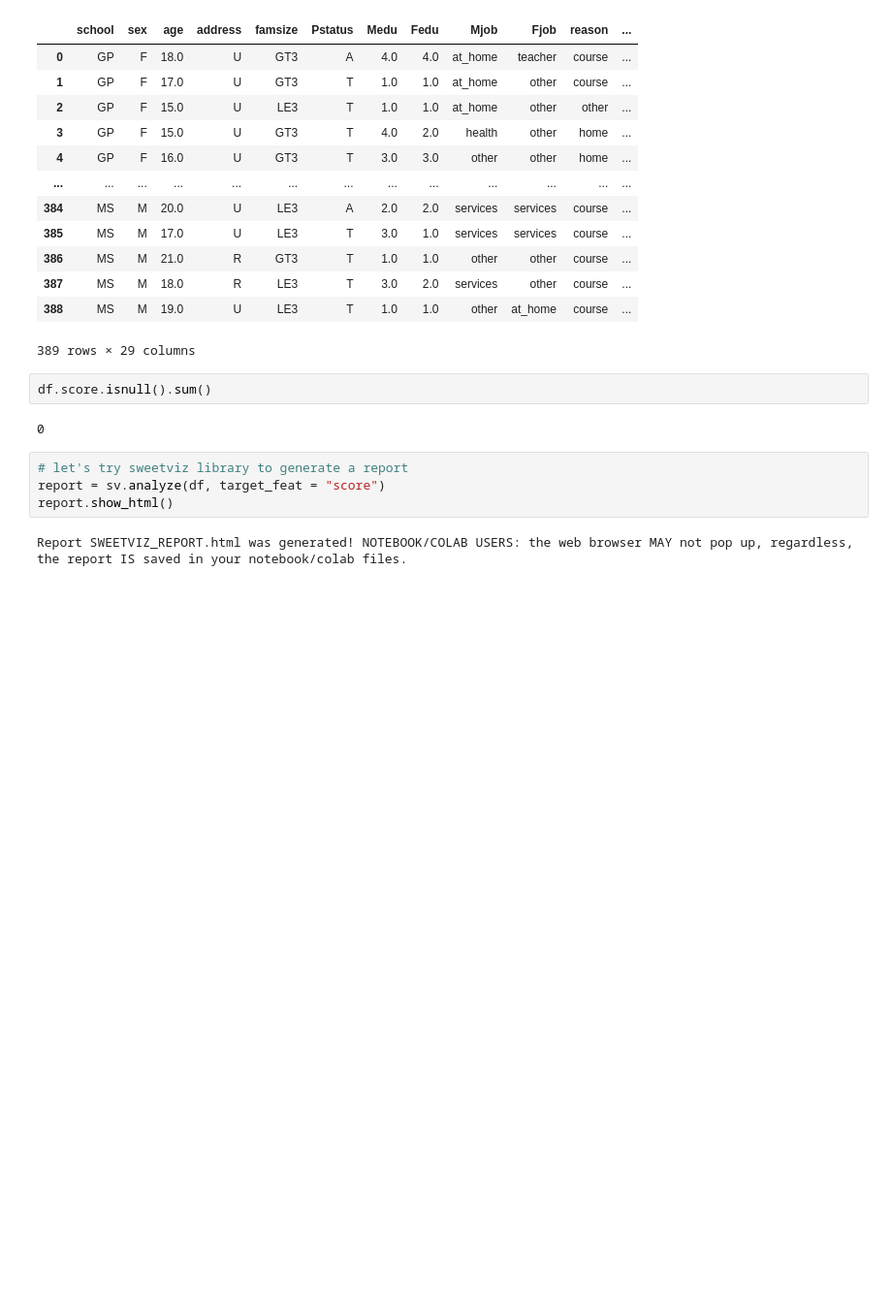
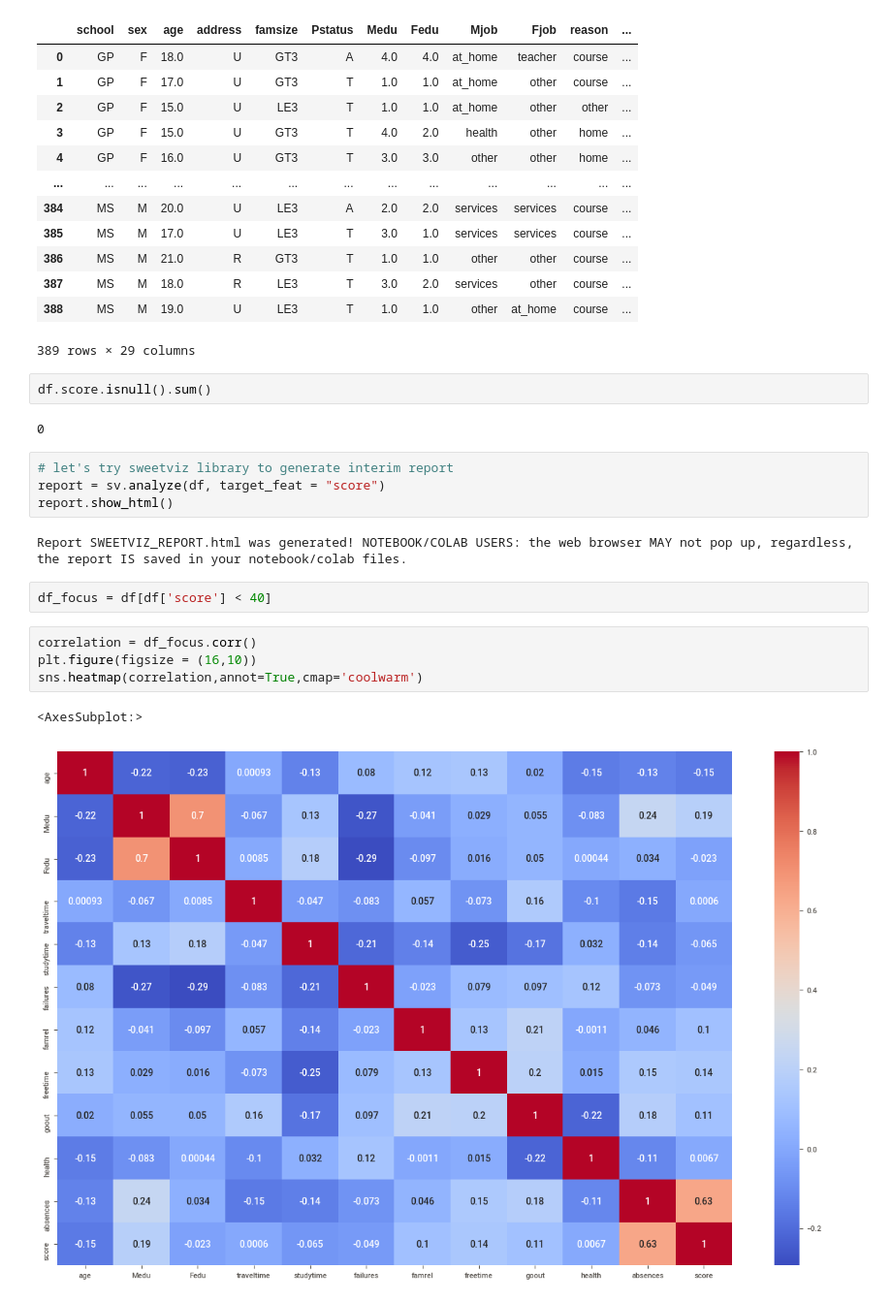
Before and after one commit to iaanlima/skillfactory_rds, a Jupyter notebook: project_2/EDA.ipynb, the cells around one changed output. Shown: that part at 97% size. Cells and saved outputs as stored; diff of their text form; blank space fills up the shorter version.

```diff
--- a/project_2/EDA.ipynb
+++ b/project_2/EDA.ipynb
@@ -236,8 +238,17 @@ df.score.isnull().sum()
 # %% [output]
 0
 # %%
-# let's try sweetviz library to generate a report
+# let's try sweetviz library to generate interim report
 report = sv.analyze(df, target_feat = "score")
 report.show_html()
 # %% [output]
 Report SWEETVIZ_REPORT.html was generated! NOTEBOOK/COLAB USERS: the web browser MAY not pop up, regardless, the report IS saved in your notebook/colab files.
+# %%
+df_focus = df[df['score'] < 40]
+# %%
+correlation = df_focus.corr()
+plt.figure(figsize = (16,10))
+sns.heatmap(correlation,annot=True,cmap='coolwarm')
+# %% [output]
+<AxesSubplot:>
+[figure, added]
```
Also changed, not shown: parts of 4 cells of this notebook, 2 other files.
